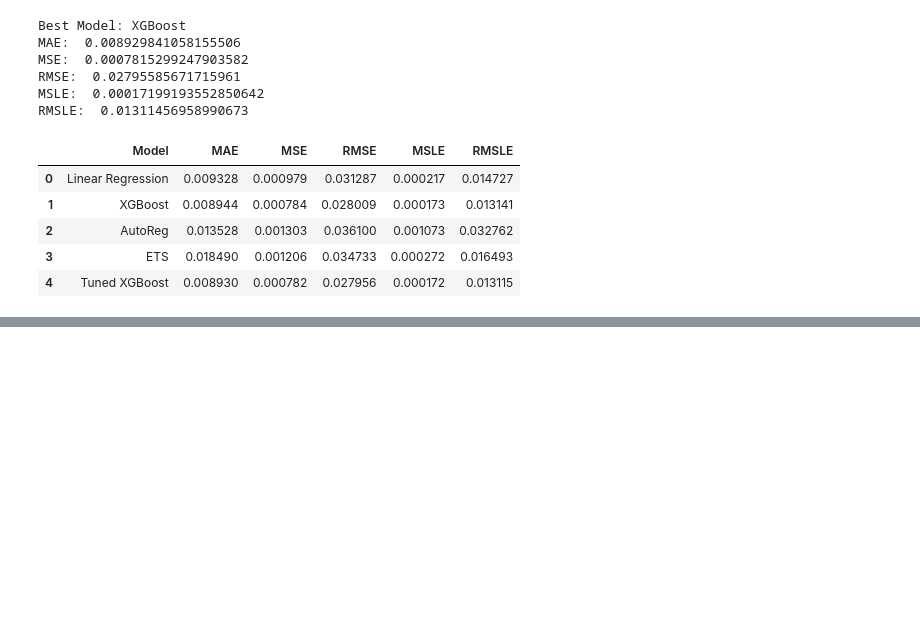
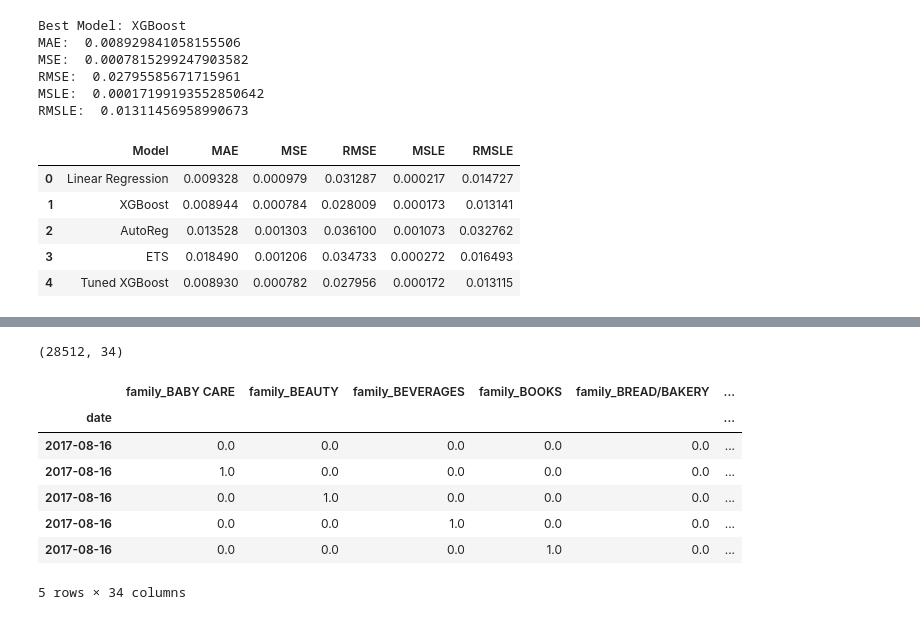
Before and after one commit to richmond-yeboah/Corporacion-Favorita-Stores-Sales-prediction, a Jupyter notebook: Notebooks/main.ipynb, the cells around one changed output, grey strips where cells are left out. Cells and saved outputs as stored; diff of their text form; code cells hidden in the pictures; blank space fills up the shorter version.

```diff
--- a/Notebooks/main.ipynb
+++ b/Notebooks/main.ipynb
@@ -1751,0 +1838,21 @@ results
+# %%
+# Combine the encoded and scaled DataFrames to get the final test dataset
+test_final = pd.concat([test_cat_encoded_df, test_num_scaled_df], axis=1)
+
+# Print the shape of the final test dataset
+test_final.shape
+# %% [output]
+(28512, 34)
+# %%
+# Display the first five rows of the final test dataset
+
+test_final.head()
+# %% [output]
+|  | family_BABY CARE | family_BEAUTY | family_BEVERAGES | family_BOOKS | family_BREAD/BAKERY | ... |
+| date |  |  |  |  |  | ... |
+| 2017-08-16 | 0.0 | 0.0 | 0.0 | 0.0 | 0.0 | ... |
+| 2017-08-16 | 1.0 | 0.0 | 0.0 | 0.0 | 0.0 | ... |
+| 2017-08-16 | 0.0 | 1.0 | 0.0 | 0.0 | 0.0 | ... |
+| 2017-08-16 | 0.0 | 0.0 | 1.0 | 0.0 | 0.0 | ... |
+| 2017-08-16 | 0.0 | 0.0 | 0.0 | 1.0 | 0.0 | ... |
+5 rows × 34 columns
```
Also changed, not shown: parts of 16 cells of this notebook.
